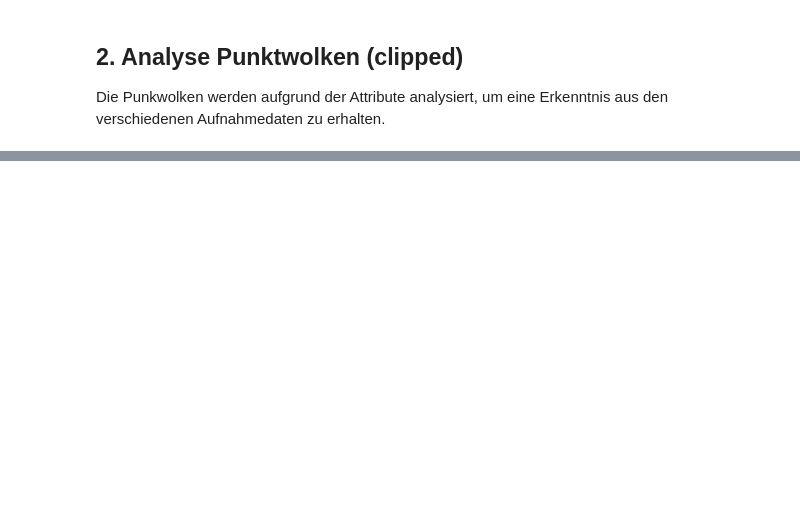
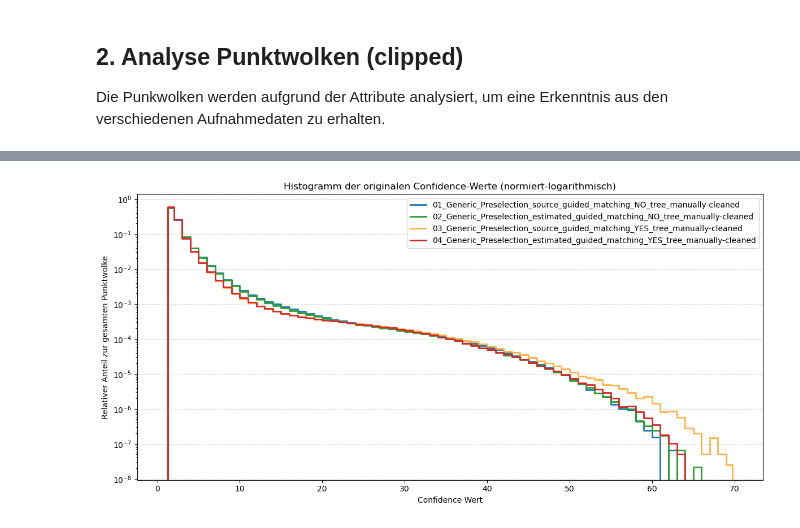
Before and after one commit to naamp/BTh11_Trieblaengenwachstum, a Jupyter notebook: 10_ImageAlignement_Testing/10_B3_ImageAlignement_Testing_PointCloud_tree_cleaned_Confidence.ipynb, the cells around one changed output, grey strips where cells are left out. Drawn from its saved outputs; the diff is of its cells as text; code cells hidden in the pictures; blank space fills up the shorter version.

```diff
--- a/10_ImageAlignement_Testing/10_B3_ImageAlignement_Testing_PointCloud_tree_cleaned_Confidence.ipynb
+++ b/10_ImageAlignement_Testing/10_B3_ImageAlignement_Testing_PointCloud_tree_cleaned_Confidence.ipynb
@@ -46 +560,75 @@ In dieser Visualisierung werden alle Punkte der Punktwolken im Grundlagenverzeic
+# %%
+#============================================ Histogramm-Confidence-Werte - NORMIERT / LOGARITHMISCH ============================================
+
+import os
+import glob
+import numpy as np
+import laspy
+import matplotlib.pyplot as plt
+
+# Verzeichnis mit den LAS-Dateien
+las_dir = "D:\\BTh11_Asuwertung_PC\\fhnw_code\\BTh11_Trieblaengenwachstum\\10_ImageAlignement_Testing\\100_BaseData\\PointCloud\\pc_tree_cleaned"
+
+# Alle LAS-Dateien im Verzeichnis finden
+las_files = sorted(glob.glob(os.path.join(las_dir, "*.las")))
+if not las_files:
+    raise FileNotFoundError(f"Keine LAS-Dateien im Verzeichnis gefunden: {las_dir}")
+
+# Funktion, um Confidence-Werte zu extrahieren
+def get_confidence_values(file_path):
+    las = laspy.read(file_path)
+    if "confidence" not in las.point_format.dimension_names:
+        raise ValueError(f"Feld 'confidence' fehlt in Datei: {file_path}")
+    return las['confidence']
+
+# Daten vorbereiten
+confidence_data = {}
+min_vals = []
+max_vals = []
+
+for file in las_files:
+    try:
+        conf = get_confidence_values(file)
+        confidence_data[file] = conf
+        min_vals.append(np.min(conf))
+        max_vals.append(np.max(conf))
+    except Exception as e:
+        print(f"Fehler bei Datei {file}: {e}")
+
+# Gemeinsamen Wertebereich und Binning bestimmen
+min_conf = min(min_vals)
+max_conf = max(max_vals)
+len_bins = max_conf - min_conf + 1
+bins = np.linspace(int(min_conf), int(max_conf), int(len_bins))
+
+# Plot vorbereiten
+fig, ax = plt.subplots(figsize=(12, 6))
+
+colors = ["#1f77b4", "#2ca02c", "#FFB347", "#d62728"]
+annotations = []
+
+for i, (file, conf) in enumerate(confidence_data.items()):
+    hist, edges = np.histogram(conf, bins=bins, density=True)
+    bin_centers = (edges[:-1] + edges[1:]) / 2
+    x_ext = np.concatenate(([edges[0]], bin_centers, [edges[-1]]))
+    y_ext = np.concatenate(([0], hist, [0]))
+
+    label = os.path.splitext(os.path.basename(file))[0]
+    ax.step(x_ext, y_ext, label=label, color=colors[i % len(colors)], linewidth=2, where="mid")
+
+    annotations.append(f"{label}: {np.max(conf):.0f}")
+
+# Achsen und Layout
+ax.set_xlabel("Confidence Wert")
+ax.set_ylabel("Relativer Anteil zur gesamten Punktwolke")
+ax.set_title("Histogramm der originalen Confidence-Werte (normiert-logarithmisch)")
+ax.set_yscale("log")
+ax.legend(loc="upper right")
+ax.grid(axis="y", linestyle="--", alpha=0.5)
+
+
+plt.tight_layout()
+plt.show()
+# %% [output]
+[figure, added]
 # %%
```
Also changed, not shown: parts of 35 cells of this notebook, 1 other file.
